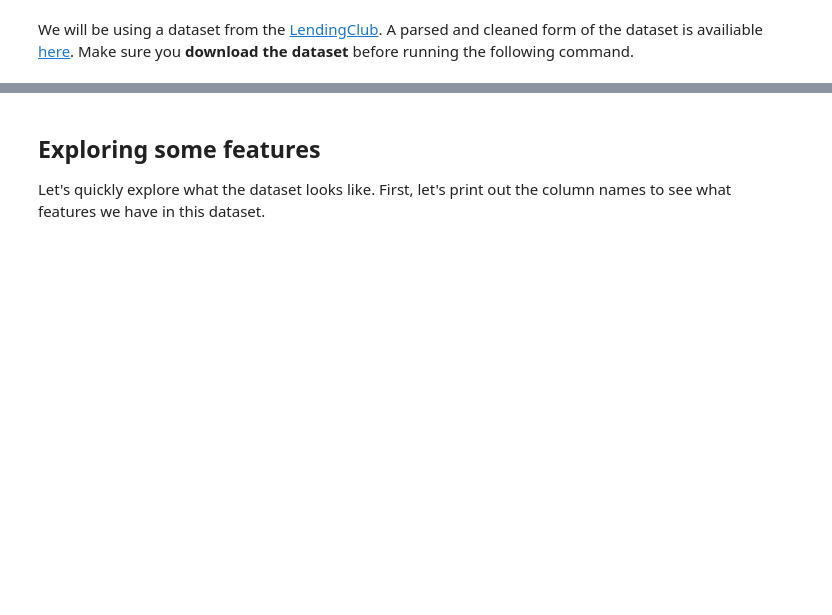
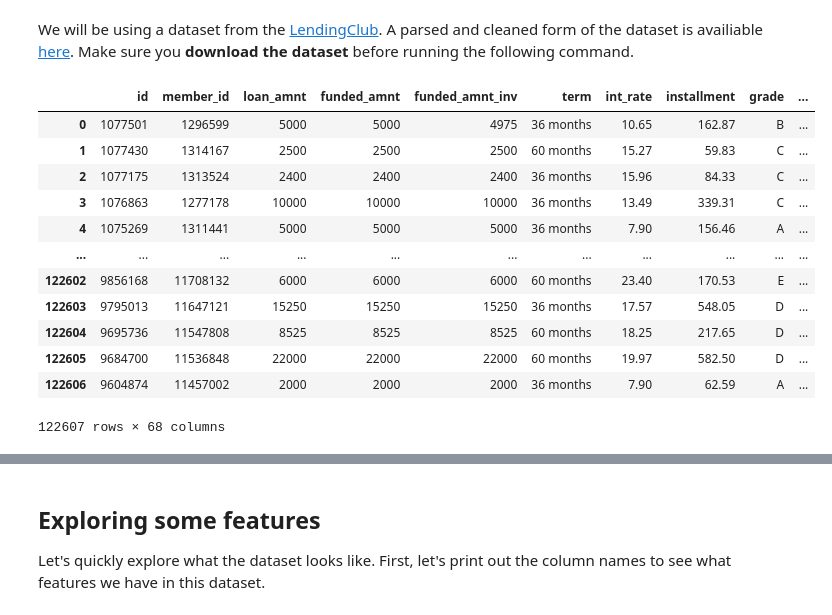
Before and after one commit to ITEC-Group-DPT/AI_FinalProject, a Jupyter notebook: notebook/NB01.ipynb, the cells around one changed output, grey strips where cells are left out. Saved outputs shown, nothing was run; the diff lists cells and outputs as text; code cells hidden in the pictures; blank space fills up the shorter version.

```diff
--- a/notebook/NB01.ipynb
+++ b/notebook/NB01.ipynb
@@ -31,0 +52,18 @@ loans = turicreate.SFrame('../data/lending-club-data.sframe/')
+# %%
+loans_df = pd.read_csv('../data/lending-club-data.csv')
+# %%
+loans_df
+# %% [output]
+|  | id | member_id | loan_amnt | funded_amnt | funded_amnt_inv | term | int_rate | installment | grade | ... |
+| 0 | 1077501 | 1296599 | 5000 | 5000 | 4975 | 36 months | 10.65 | 162.87 | B | ... |
+| 1 | 1077430 | 1314167 | 2500 | 2500 | 2500 | 60 months | 15.27 | 59.83 | C | ... |
+| 2 | 1077175 | 1313524 | 2400 | 2400 | 2400 | 36 months | 15.96 | 84.33 | C | ... |
+| 3 | 1076863 | 1277178 | 10000 | 10000 | 10000 | 36 months | 13.49 | 339.31 | C | ... |
+| 4 | 1075269 | 1311441 | 5000 | 5000 | 5000 | 36 months | 7.90 | 156.46 | A | ... |
+| ... | ... | ... | ... | ... | ... | ... | ... | ... | ... | ... |
+| 122602 | 9856168 | 11708132 | 6000 | 6000 | 6000 | 60 months | 23.40 | 170.53 | E | ... |
+| 122603 | 9795013 | 11647121 | 15250 | 15250 | 15250 | 36 months | 17.57 | 548.05 | D | ... |
+| 122604 | 9695736 | 11547808 | 8525 | 8525 | 8525 | 60 months | 18.25 | 217.65 | D | ... |
+| 122605 | 9684700 | 11536848 | 22000 | 22000 | 22000 | 60 months | 19.97 | 582.50 | D | ... |
+| 122606 | 9604874 | 11457002 | 2000 | 2000 | 2000 | 36 months | 7.90 | 62.59 | A | ... |
+122607 rows × 68 columns
```
Also changed, not shown: parts of 28 cells of this notebook, 2 other files.
